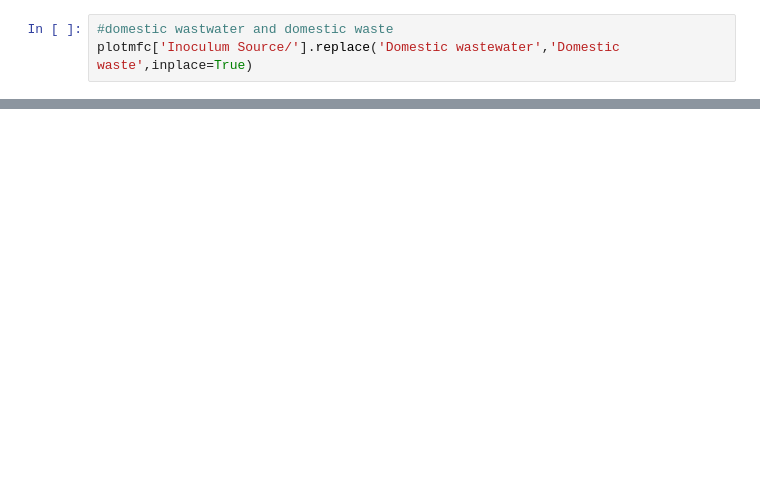
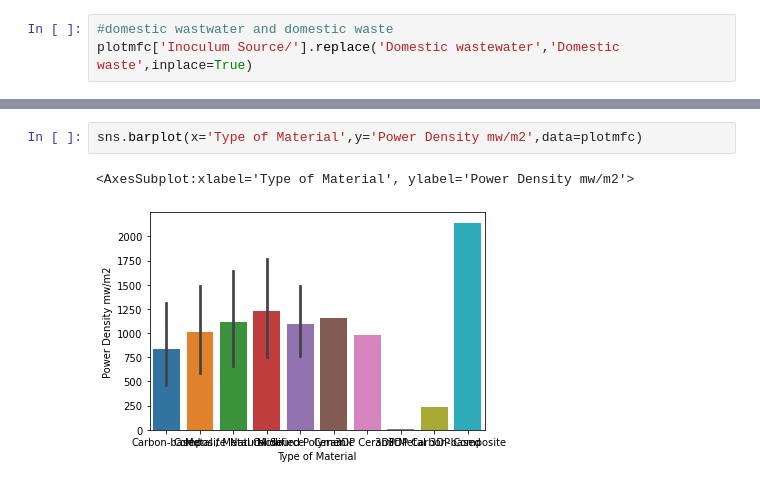
Before and after one commit to pedrohrosabraun/MFC-and-references, a Jupyter notebook: EDA.ipynb, the cells around one changed output, grey strips where cells are left out. Cells and saved outputs as stored; diff of their text form; blank space fills up the shorter version.

```diff
--- a/EDA.ipynb
+++ b/EDA.ipynb
@@ -117,0 +115,5 @@ sns.scatterplot(x='Surface Area of Anode cm2', y='Power Density mw/m2',data=plot
+# %%
+sns.barplot(x='Type of Material',y='Power Density mw/m2',data=plotmfc)
+# %% [output]
+<AxesSubplot:xlabel='Type of Material', ylabel='Power Density mw/m2'>
+[figure, added]
```
Also changed, not shown: parts of 12 cells of this notebook, 8 other files.
